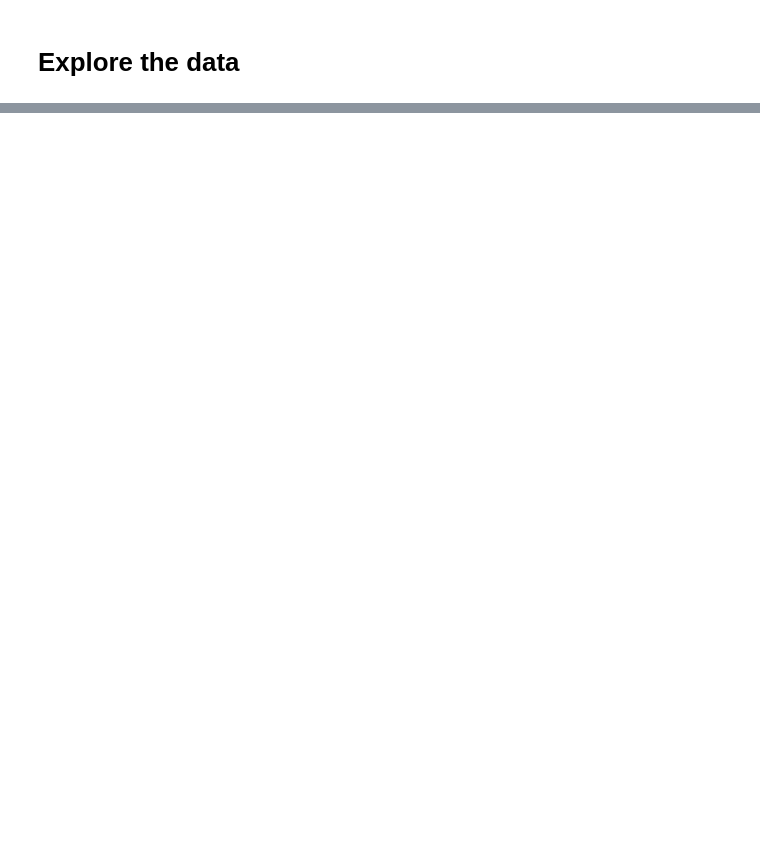
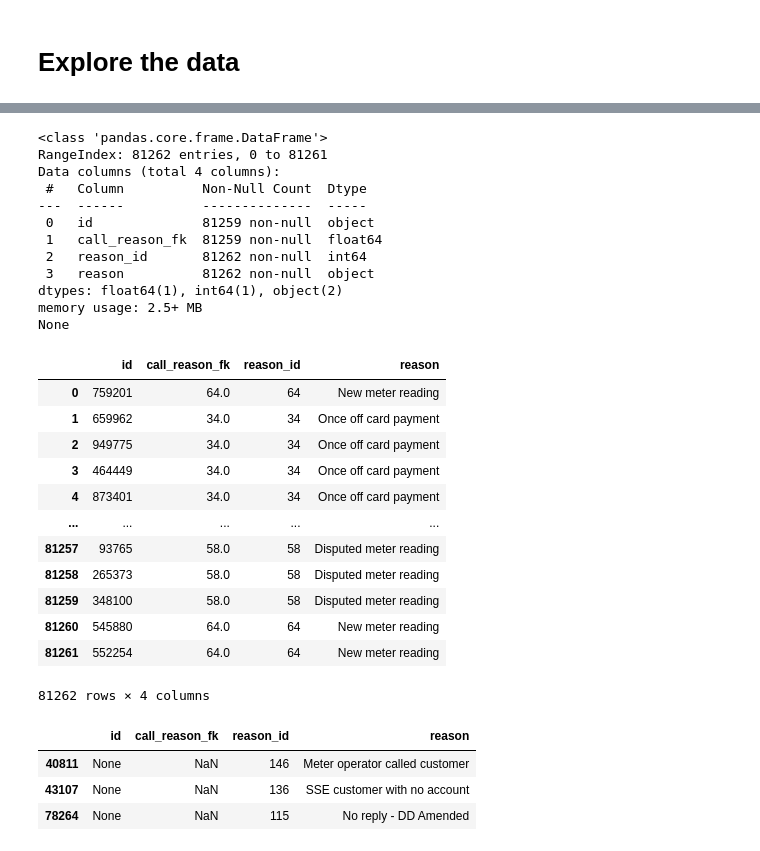
Before and after one commit to Abitben/octopus_case, a Jupyter notebook: Exploration.ipynb, the cells around one changed output, grey strips where cells are left out. Saved outputs shown, nothing was run; the diff lists cells and outputs as text; code cells hidden in the pictures; blank space fills up the shorter version.

```diff
--- a/Exploration.ipynb
+++ b/Exploration.ipynb
@@ -420,0 +529,61 @@ df
+# %%
+query = """
+WITH casted_call AS (
+SELECT
+  id
+  ,CAST(CASE
+        WHEN reason_id = 'nan' THEN NULL
+        ELSE split_part(reason_id,'.',1)
+        END
+  AS BIGINT) as reason_id
+FROM
+  dev.raw_data.call
+)
+SELECT
+  call.id
+  ,call.reason_id as call_reason_fk
+  ,reason.id as reason_id
+  ,reason.reason
+FROM casted_call as call
+RIGHT JOIN
+  dev.raw_data.call_reason as reason
+ON
+  call.reason_id = reason.id
+"""
+
+df = get_dataframe(query)
+print(df.info())
+df
+# %% [output]
+<class 'pandas.core.frame.DataFrame'>
+RangeIndex: 81262 entries, 0 to 81261
+Data columns (total 4 columns):
+ #   Column          Non-Null Count  Dtype
+---  ------          --------------  -----
+ 0   id              81259 non-null  object
+ 1   call_reason_fk  81259 non-null  float64
+ 2   reason_id       81262 non-null  int64
+ 3   reason          81262 non-null  object
+dtypes: float64(1), int64(1), object(2)
+memory usage: 2.5+ MB
+None
+|  | id | call_reason_fk | reason_id | reason |
+| 0 | 759201 | 64.0 | 64 | New meter reading |
+| 1 | 659962 | 34.0 | 34 | Once off card payment |
+| 2 | 949775 | 34.0 | 34 | Once off card payment |
+| 3 | 464449 | 34.0 | 34 | Once off card payment |
+| 4 | 873401 | 34.0 | 34 | Once off card payment |
+| ... | ... | ... | ... | ... |
+| 81257 | 93765 | 58.0 | 58 | Disputed meter reading |
+| 81258 | 265373 | 58.0 | 58 | Disputed meter reading |
+| 81259 | 348100 | 58.0 | 58 | Disputed meter reading |
+| 81260 | 545880 | 64.0 | 64 | New meter reading |
+| 81261 | 552254 | 64.0 | 64 | New meter reading |
+81262 rows × 4 columns
+# %%
+df[df['call_reason_fk'].isnull()]
+# %% [output]
+|  | id | call_reason_fk | reason_id | reason |
+| 40811 | None | NaN | 146 | Meter operator called customer |
+| 43107 | None | NaN | 136 | SSE customer with no account |
+| 78264 | None | NaN | 115 | No reply - DD Amended |
```
Also changed, not shown: parts of 50 cells of this notebook, 3 other files.
